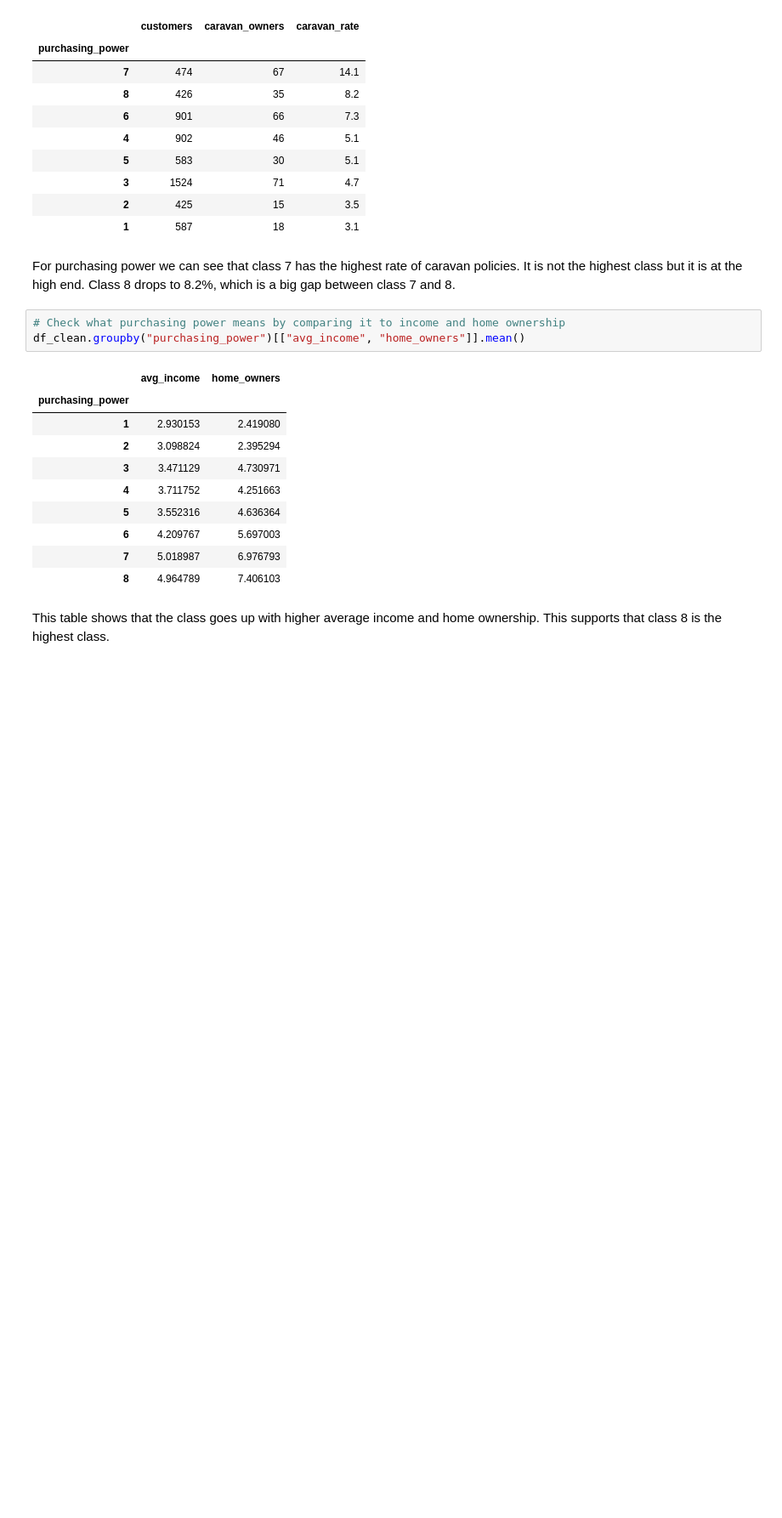
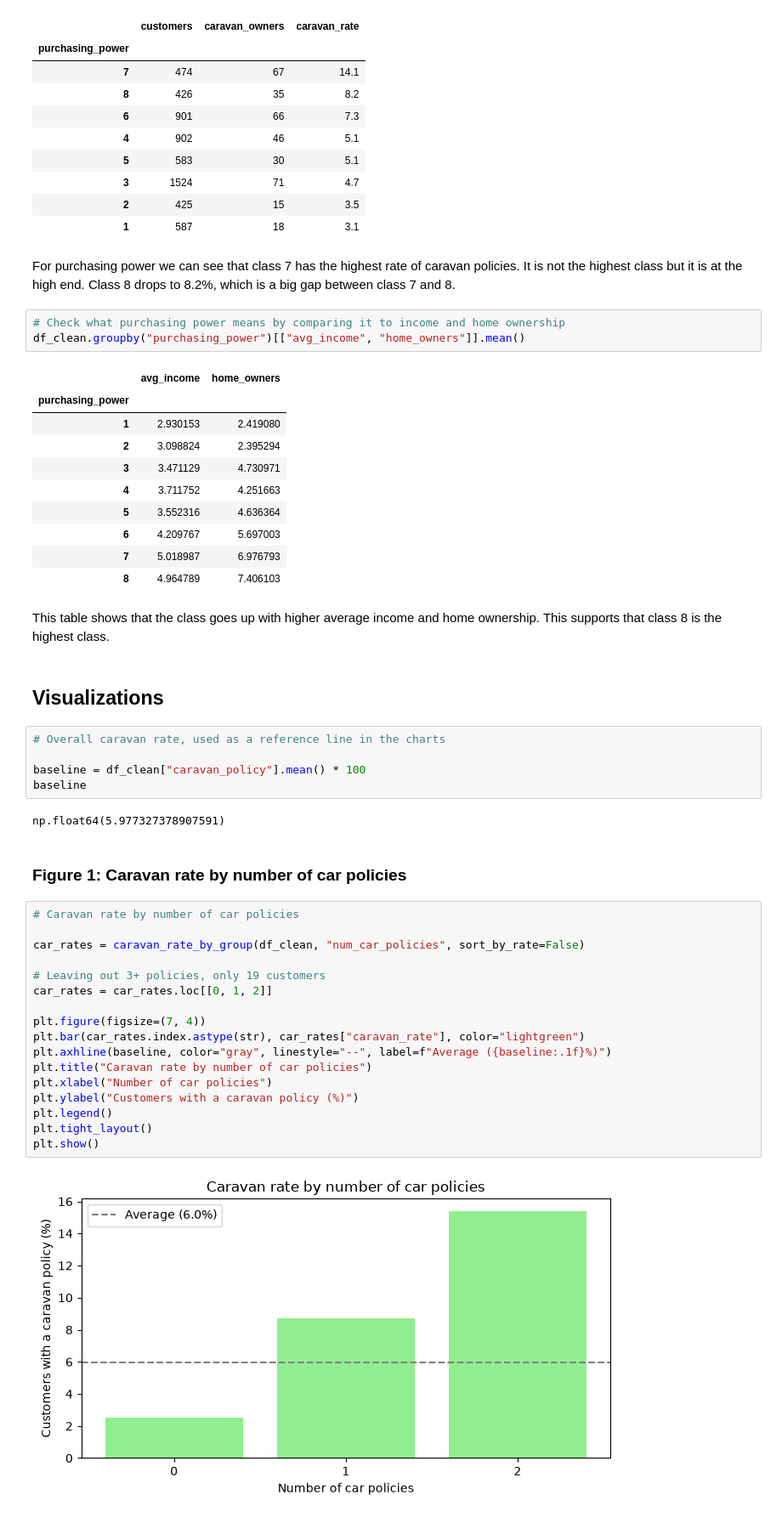
Before and after one commit to masterofscienceinai/ai-programming-foundations-project, a Jupyter notebook: data_workflow.ipynb, the cells around one changed output. Shown at 85% size. Cells and saved outputs as stored; diff of their text form; blank space fills up the shorter version.

Commit message:
Add three visualizations with interpretation

```diff
--- a/data_workflow.ipynb
+++ b/data_workflow.ipynb
@@ -308,3 +308,33 @@ df_clean.groupby("purchasing_power")[["avg_income", "home_owners"]].mean()
 | 8 | 4.964789 | 7.406103 |
 # %% [markdown]
 This table shows that the class goes up with higher average income and home ownership. This supports that  class 8 is the highest class.
+# %% [markdown]
+## Visualizations
+# %%
+# Overall caravan rate, used as a reference line in the charts
+
+baseline = df_clean["caravan_policy"].mean() * 100
+baseline
+# %% [output]
+np.float64(5.977327378907591)
+# %% [markdown]
+### Figure 1: Caravan rate by number of car policies
+# %%
+# Caravan rate by number of car policies
+
+car_rates = caravan_rate_by_group(df_clean, "num_car_policies", sort_by_rate=False)
+
+# Leaving out 3+ policies, only 19 customers
+car_rates = car_rates.loc[[0, 1, 2]]
+
+plt.figure(figsize=(7, 4))
+plt.bar(car_rates.index.astype(str), car_rates["caravan_rate"], color="lightgreen")
+plt.axhline(baseline, color="gray", linestyle="--", label=f"Average ({baseline:.1f}%)")
+plt.title("Caravan rate by number of car policies")
+plt.xlabel("Number of car policies")
+plt.ylabel("Customers with a caravan policy (%)")
+plt.legend()
+plt.tight_layout()
+plt.show()
+# %% [output]
+[figure, added]
```
Also changed, not shown: parts of 7 cells of this notebook.
